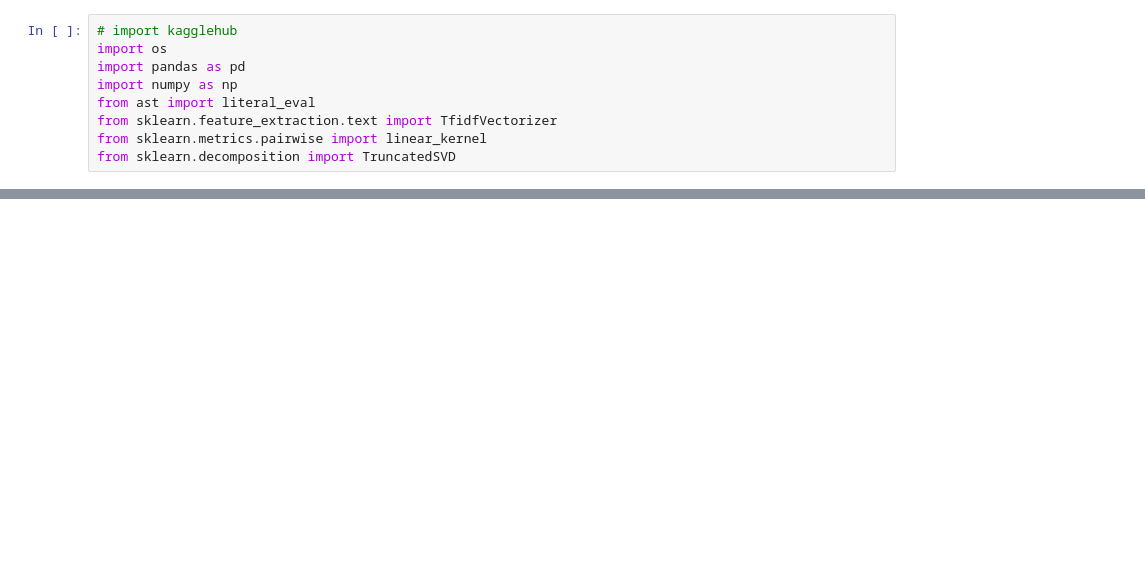
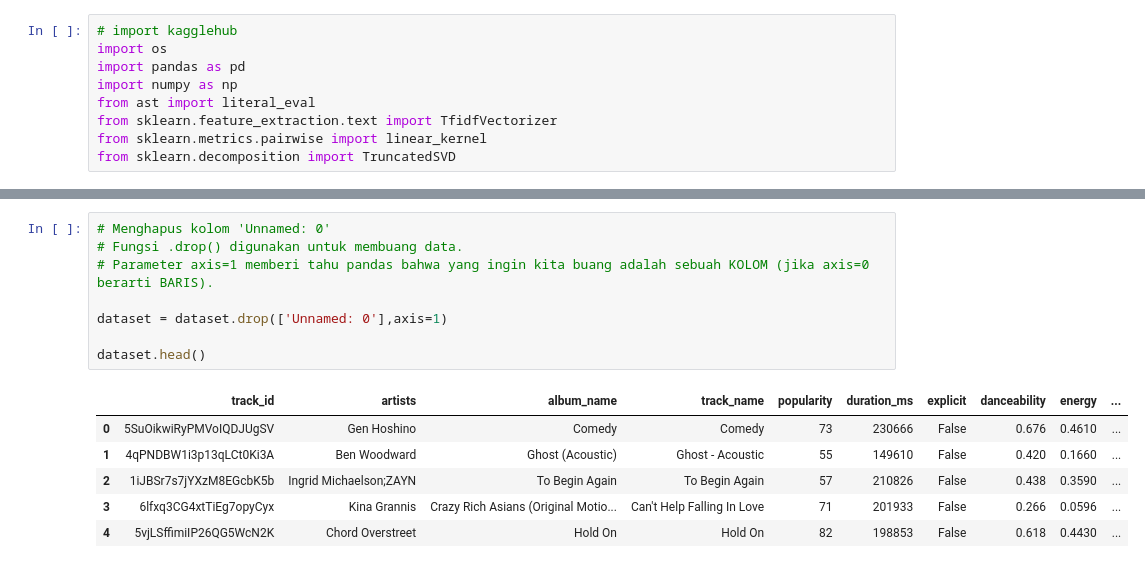
Before and after one commit to dzikri007/Summer-Project-Data-Science, a Jupyter notebook: Spotify System Recomendation/System_Recomendation.ipynb, the cells around one changed output, grey strips where cells are left out. Drawn from its saved outputs; the diff is of its cells as text; blank space fills up the shorter version.

```diff
--- a/Spotify System Recomendation/System_Recomendation.ipynb
+++ b/Spotify System Recomendation/System_Recomendation.ipynb
@@ -16,0 +95,15 @@ ModuleNotFoundError: No module named 'kagglehub'
+# %%
+# Menghapus kolom 'Unnamed: 0'
+# Fungsi .drop() digunakan untuk membuang data.
+# Parameter axis=1 memberi tahu pandas bahwa yang ingin kita buang adalah sebuah KOLOM (jika axis=0 berarti BARIS).
+
+dataset = dataset.drop(['Unnamed: 0'],axis=1)
+
+dataset.head()
+# %% [output]
+|  | track_id | artists | album_name | track_name | popularity | duration_ms | explicit | danceability | energy | ... |
+| 0 | 5SuOikwiRyPMVoIQDJUgSV | Gen Hoshino | Comedy | Comedy | 73 | 230666 | False | 0.676 | 0.4610 | ... |
+| 1 | 4qPNDBW1i3p13qLCt0Ki3A | Ben Woodward | Ghost (Acoustic) | Ghost - Acoustic | 55 | 149610 | False | 0.420 | 0.1660 | ... |
+| 2 | 1iJBSr7s7jYXzM8EGcbK5b | Ingrid Michaelson;ZAYN | To Begin Again | To Begin Again | 57 | 210826 | False | 0.438 | 0.3590 | ... |
+| 3 | 6lfxq3CG4xtTiEg7opyCyx | Kina Grannis | Crazy Rich Asians (Original Motio... | Can't Help Falling In Love | 71 | 201933 | False | 0.266 | 0.0596 | ... |
+| 4 | 5vjLSffimiIP26QG5WcN2K | Chord Overstreet | Hold On | Hold On | 82 | 198853 | False | 0.618 | 0.4430 | ... |
```
Also changed, not shown: parts of 12 cells of this notebook.
